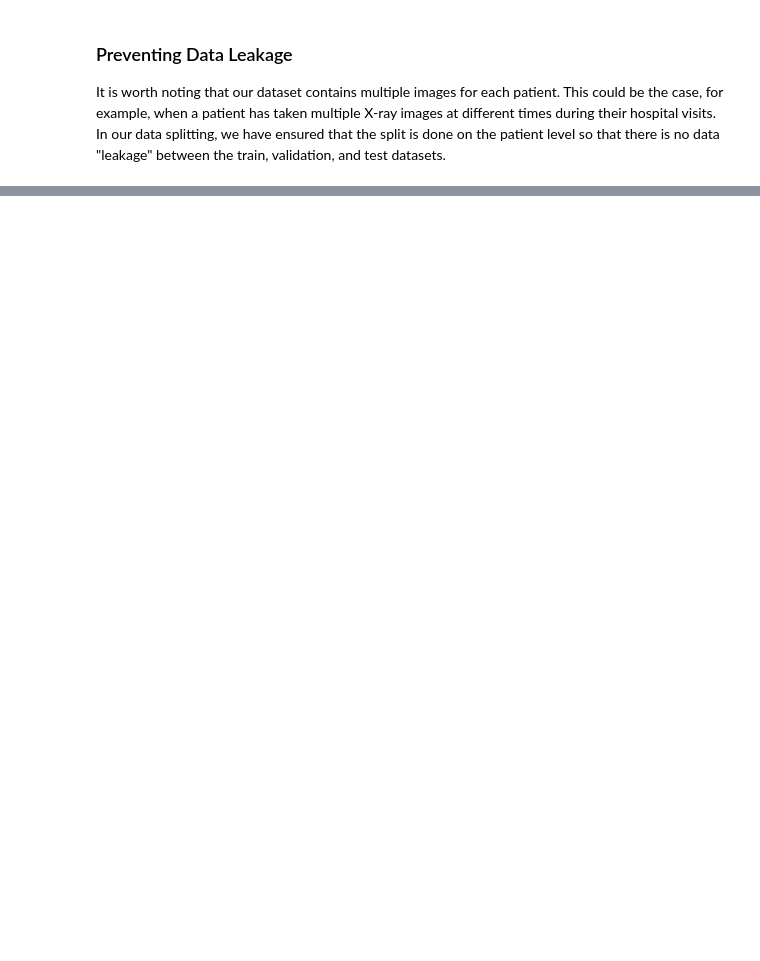
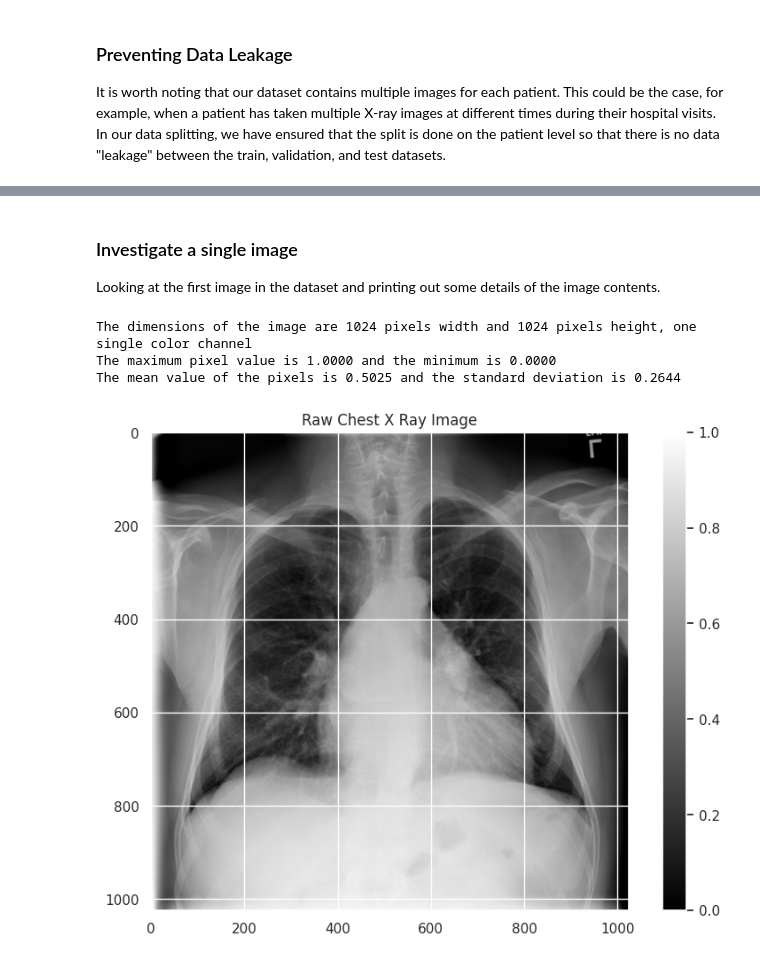
Before and after one commit to dipyamanroy/CXR8DL, a Jupyter notebook: ChestXRay_Pulmonary_Diagnoses_DenseNet_Indian.ipynb, the cells around one changed output, grey strips where cells are left out. Saved outputs shown, nothing was run; the diff lists cells and outputs as text; code cells hidden in the pictures; blank space fills up the shorter version.

```diff
--- a/ChestXRay_Pulmonary_Diagnoses_DenseNet_Indian.ipynb
+++ b/ChestXRay_Pulmonary_Diagnoses_DenseNet_Indian.ipynb
@@ -68,0 +170,37 @@ def check_for_leakage(df1, df2, subj_col):
+# %% [markdown]
+### Investigate a single image
+Looking at the first image in the dataset and printing out some details of the image contents.
+# %%
+# Get the first image listed in the train_df dataframe
+sample_img = train_df.id[0]
+
+# Initialize a variable to store the full path of the first encountered image
+raw_image_path = None
+
+# Traverse through all subdirectories in img_dir to find the first match
+for root, dirs, files in os.walk(img_dir):
+    for file in files:
+        if file == sample_img:
+            raw_image_path = os.path.join(root, file)
+            break
+    if raw_image_path:
+        break
+
+# Load and display the image if found
+if raw_image_path:
+    raw_image = plt.imread(raw_image_path)
+    plt.imshow(raw_image, cmap='gray')
+    plt.grid(color='w', linestyle='-', linewidth=1)
+    plt.colorbar()
+    plt.title('Raw Chest X Ray Image')
+else:
+    print(f"Image {sample_img} not found.")
+
+print(f"The dimensions of the image are {raw_image.shape[0]} pixels width and {raw_image.shape[1]} pixels height, one single color channel")
+print(f"The maximum pixel value is {raw_image.max():.4f} and the minimum is {raw_image.min():.4f}")
+print(f"The mean value of the pixels is {raw_image.mean():.4f} and the standard deviation is {raw_image.std():.4f}")
+# %% [output]
+The dimensions of the image are 1024 pixels width and 1024 pixels height, one single color channel
+The maximum pixel value is 1.0000 and the minimum is 0.0000
+The mean value of the pixels is 0.5025 and the standard deviation is 0.2644
+[figure, added]
```
Also changed, not shown: parts of 13 cells of this notebook.
